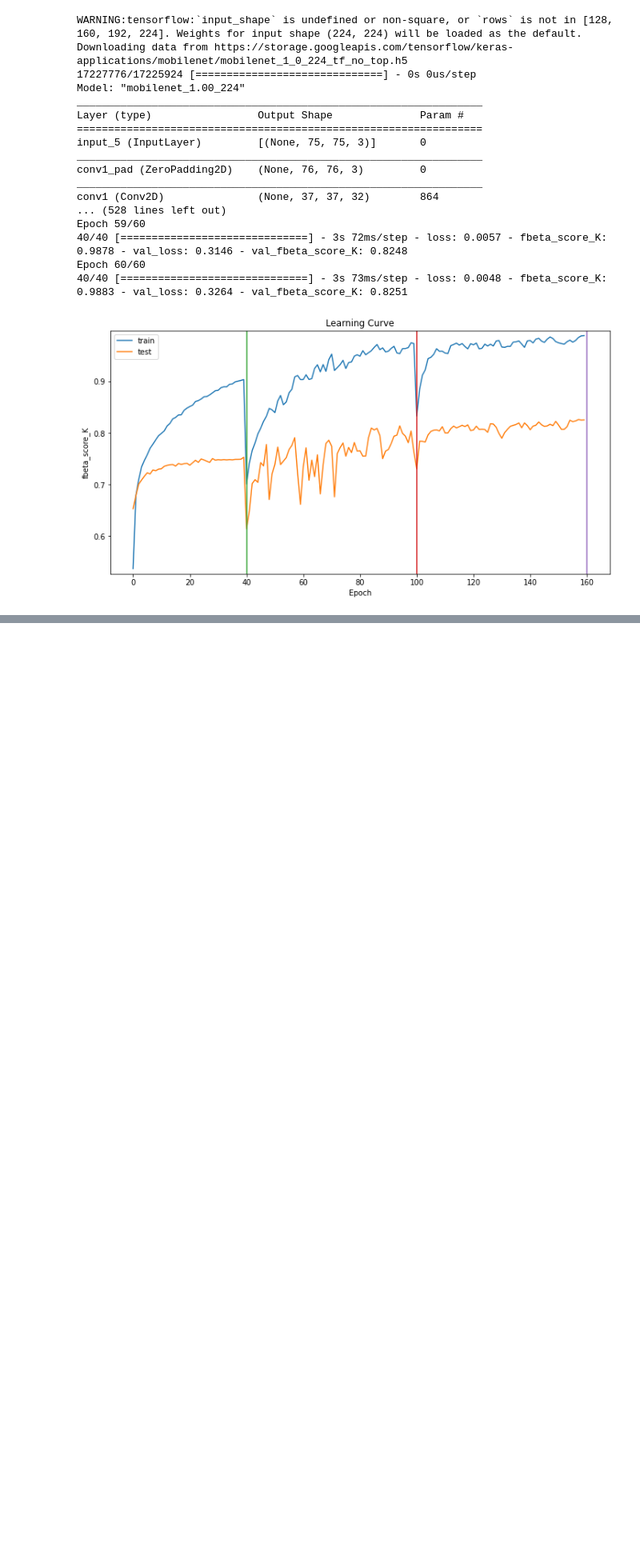
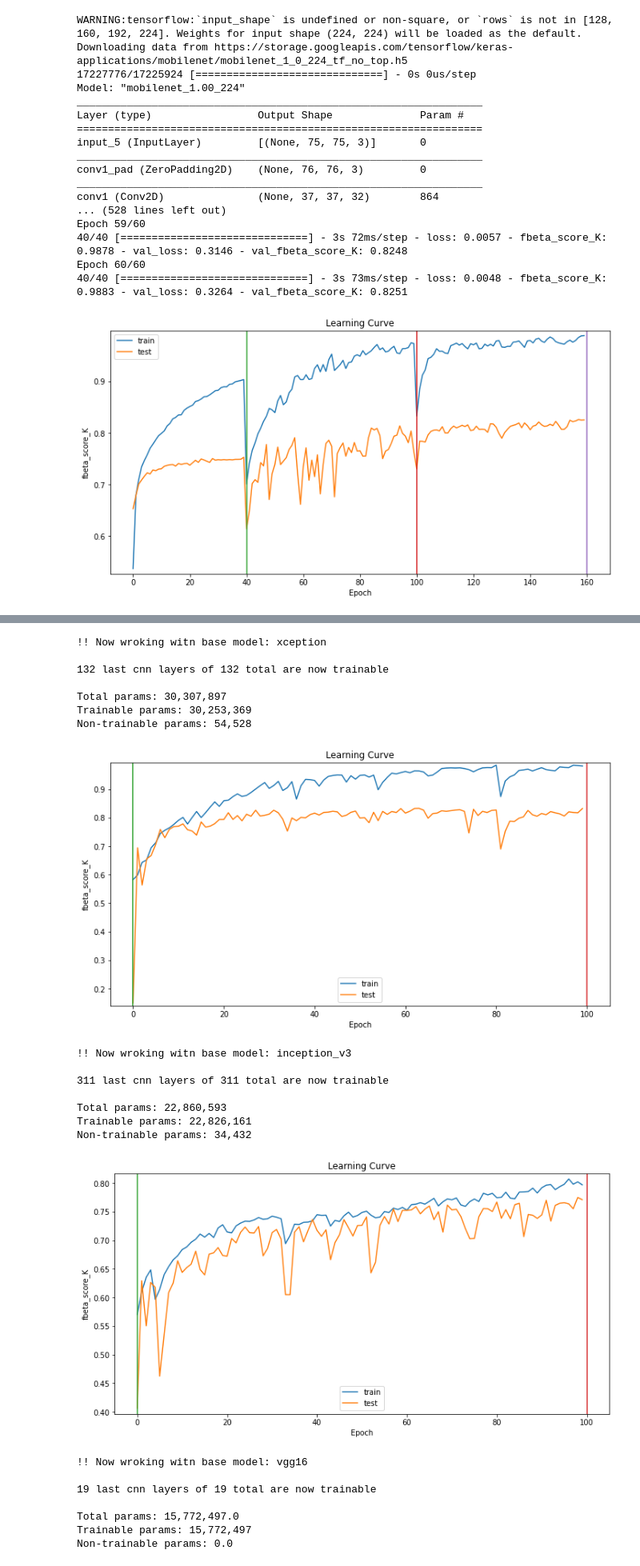
Before and after one commit to JakubStanczak/Amazon_forest_classification, a Jupyter notebook: Amazon_forest.ipynb, the cells around one changed output, grey strips where cells are left out. Shown at 80% size. Cells and saved outputs as stored; diff of their text form; code cells hidden in the pictures; blank space fills up the shorter version.

```diff
--- a/Amazon_forest.ipynb
+++ b/Amazon_forest.ipynb
@@ -618,0 +754,36 @@ Non-trainable params: 34,432
+# %%
+for base_model in base_model_names:
+
+  exec('base_model = {}(weights=\'imagenet\', include_top=False, input_shape=(X_train.shape[1], X_train.shape[2], X_train.shape[3]))'.format(base_model))
+  layers = len(base_model.layers)
+
+
+  trainable_layers = [0, -1]
+  epochs           = [0, 100]
+  test_plan = zip(trainable_layers, epochs)
+
+  test_base_model(base_model, test_plan, verbose=0)
+# %% [output]
+!! Now wroking witn base model: xception
+
+132 last cnn layers of 132 total are now trainable
+
+Total params: 30,307,897
+Trainable params: 30,253,369
+Non-trainable params: 54,528
+[figure, added]
+!! Now wroking witn base model: inception_v3
+
+311 last cnn layers of 311 total are now trainable
+
+Total params: 22,860,593
+Trainable params: 22,826,161
+Non-trainable params: 34,432
+[figure, added]
+!! Now wroking witn base model: vgg16
+
+19 last cnn layers of 19 total are now trainable
+
+Total params: 15,772,497.0
+Trainable params: 15,772,497
+Non-trainable params: 0.0
```
Also changed, not shown: parts of 7 cells of this notebook.
